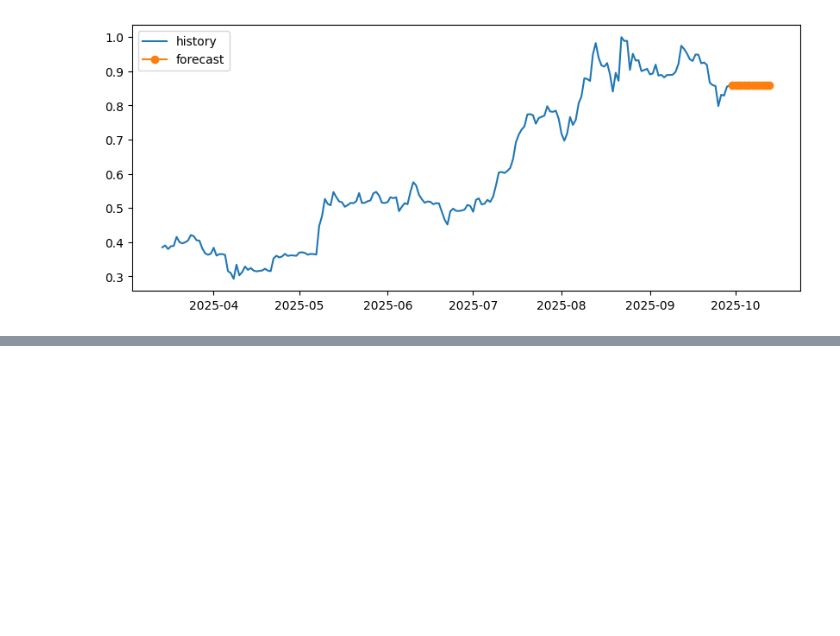
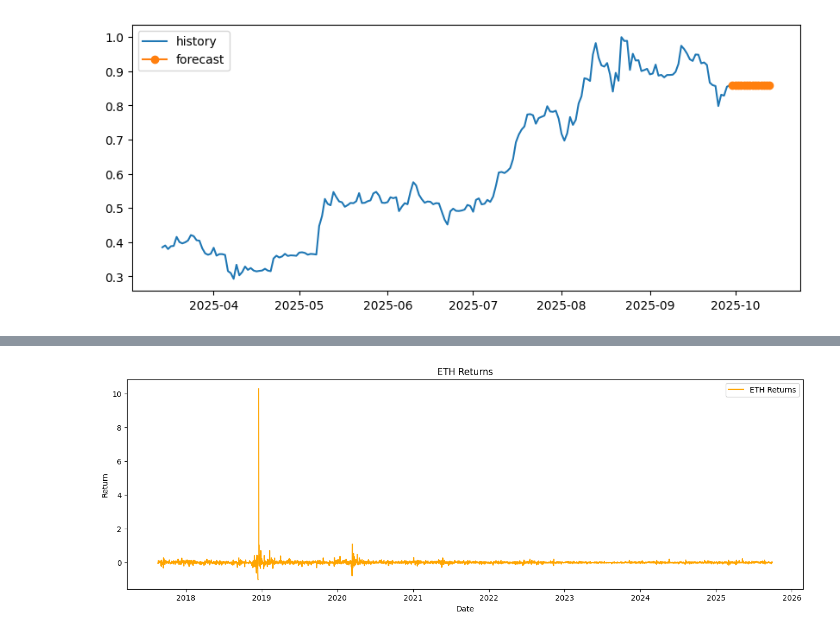
Before and after one commit to sarfraspc/crypto-analytics-platform, a Jupyter notebook: notebook/sarimax.ipynb, the cells around one changed output, grey strips where cells are left out. Saved outputs shown, nothing was run; the diff lists cells and outputs as text; code cells hidden in the pictures; blank space fills up the shorter version.

```diff
--- a/notebook/sarimax.ipynb
+++ b/notebook/sarimax.ipynb
@@ -34,0 +48,3 @@ history length: 2967
+# %%
+returns = series.pct_change().dropna()
+print(returns.describe())
@@ -53,0 +105,10 @@ plt.legend(); plt.show()
+# %%
+plt.figure(figsize=(16,5))
+plt.plot(returns, label="ETH Returns", color='orange')
+plt.title("ETH Returns")
+plt.xlabel("Date")
+plt.ylabel("Return")
+plt.legend()
+plt.show()
+# %% [output]
+[figure, added]
```
Also changed, not shown: parts of 14 cells of this notebook, 33 other files.
